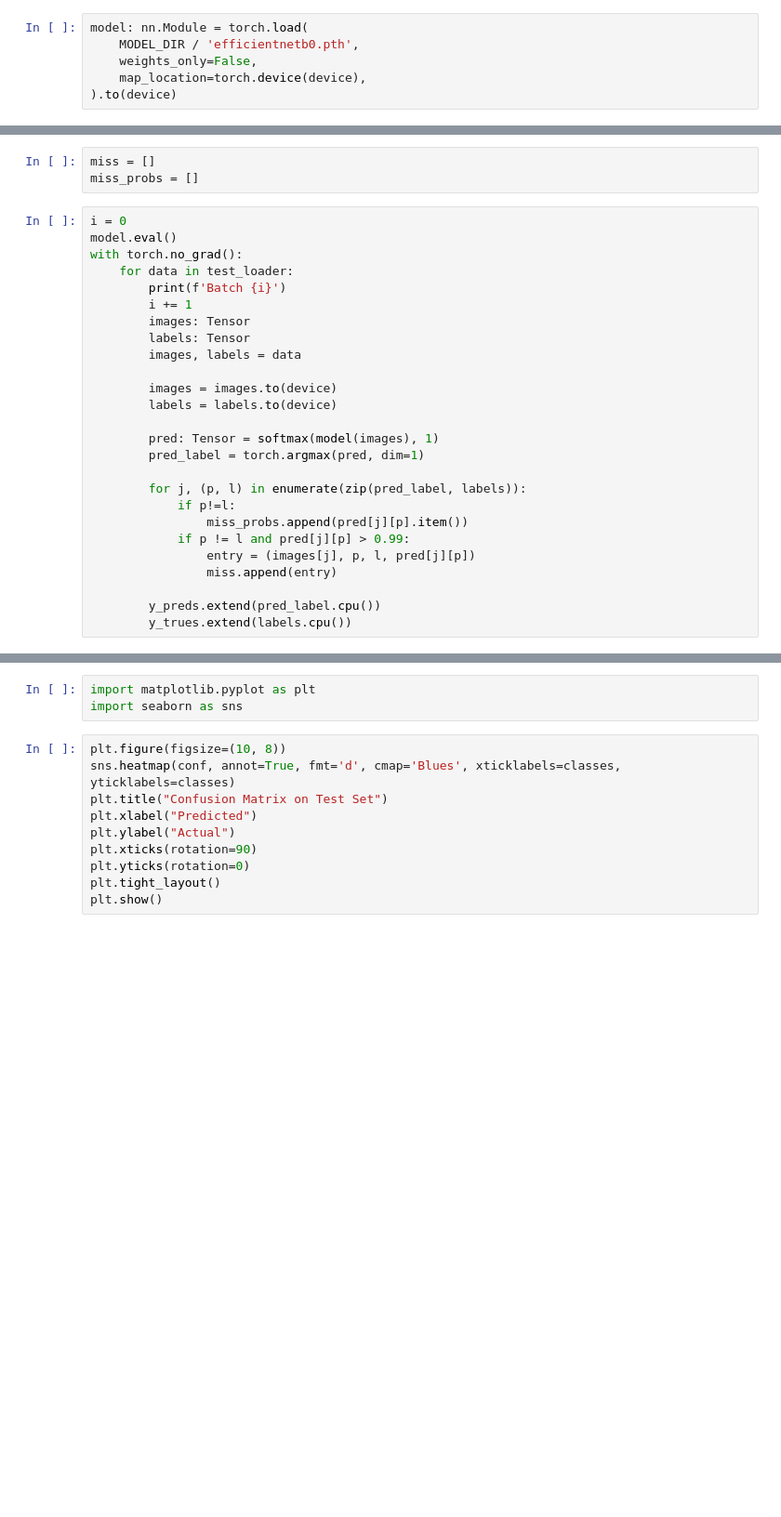
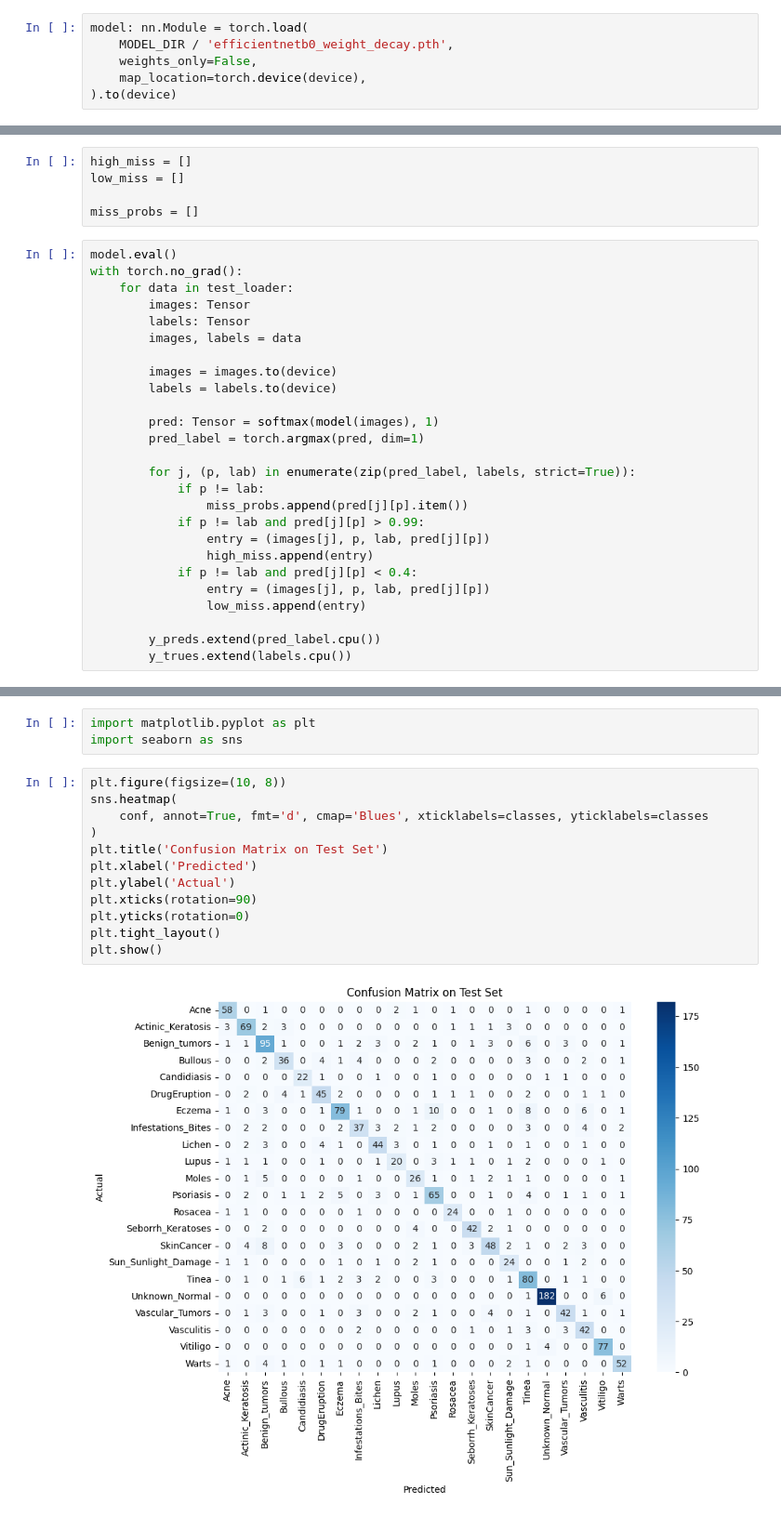
Before and after one commit to jarzeckil/skin-disease-recognition, a Jupyter notebook: notebooks/evaluation.ipynb, the cells around one changed output, grey strips where cells are left out. Shown at 93% size. Saved outputs shown, nothing was run; the diff lists cells and outputs as text; blank space fills up the shorter version.

Commit message:
feat: add plots

```diff
--- a/notebooks/evaluation.ipynb
+++ b/notebooks/evaluation.ipynb
@@ -20,7 +19,7 @@ cfg = hydra.compose(config_name='config.yaml')
 device = cfg.device
 # %%
 model: nn.Module = torch.load(
-    MODEL_DIR / 'efficientnetb0.pth',
+    MODEL_DIR / 'efficientnetb0_weight_decay.pth',
     weights_only=False,
     map_location=torch.device(device),
 ).to(device)
@@ -32,15 +31,14 @@ train_loader, test_loader = make_loaders(cfg)
 y_preds = []
 y_trues = []
 # %%
-miss = []
+high_miss = []
+low_miss = []
+
 miss_probs = []
 # %%
-i = 0
 model.eval()
 with torch.no_grad():
     for data in test_loader:
-        print(f'Batch {i}')
-        i += 1
         images: Tensor
         labels: Tensor
         images, labels = data
@@ -51,12 +49,15 @@ with torch.no_grad():
         pred: Tensor = softmax(model(images), 1)
         pred_label = torch.argmax(pred, dim=1)
 
-        for j, (p, l) in enumerate(zip(pred_label, labels)):
-            if p!=l:
+        for j, (p, lab) in enumerate(zip(pred_label, labels, strict=True)):
+            if p != lab:
                 miss_probs.append(pred[j][p].item())
-            if p != l and pred[j][p] > 0.99:
-                entry = (images[j], p, l, pred[j][p])
-                miss.append(entry)
+            if p != lab and pred[j][p] > 0.99:
+                entry = (images[j], p, lab, pred[j][p])
+                high_miss.append(entry)
+            if p != lab and pred[j][p] < 0.4:
+                entry = (images[j], p, lab, pred[j][p])
+                low_miss.append(entry)
 
         y_preds.extend(pred_label.cpu())
         y_trues.extend(labels.cpu())
@@ -75,14 +94,18 @@ import matplotlib.pyplot as plt
 import seaborn as sns
 # %%
 plt.figure(figsize=(10, 8))
-sns.heatmap(conf, annot=True, fmt='d', cmap='Blues', xticklabels=classes, yticklabels=classes)
-plt.title("Confusion Matrix on Test Set")
-plt.xlabel("Predicted")
-plt.ylabel("Actual")
+sns.heatmap(
+    conf, annot=True, fmt='d', cmap='Blues', xticklabels=classes, yticklabels=classes
+)
+plt.title('Confusion Matrix on Test Set')
+plt.xlabel('Predicted')
+plt.ylabel('Actual')
 plt.xticks(rotation=90)
 plt.yticks(rotation=0)
 plt.tight_layout()
 plt.show()
+# %% [output]
+[figure, added]
 # %%
 def plot_missclassification(case, cls_names):
     img: Tensor = case[0]
```
Also changed, not shown: parts of 5 cells of this notebook.
